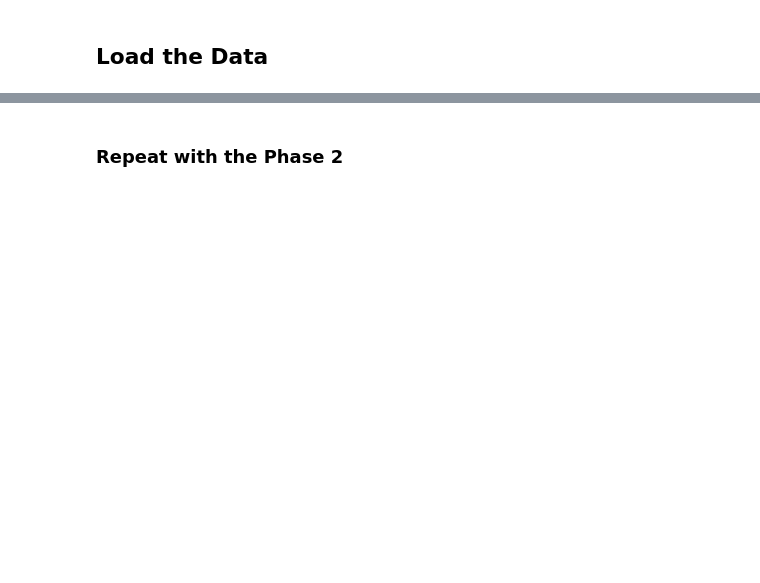
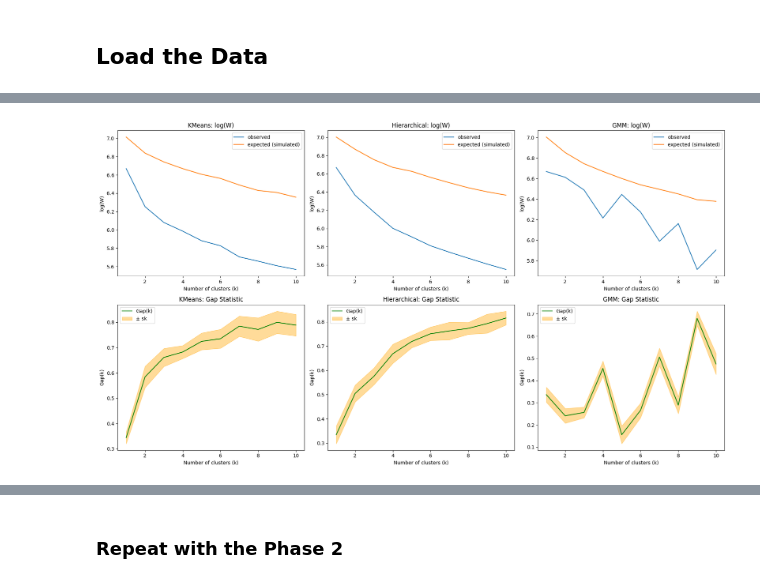
Before and after one commit to LuisMartindelCerro/CDA_case2, a Jupyter notebook: Python/emotions_cluster.ipynb, the cells around one changed output, grey strips where cells are left out. Drawn from its saved outputs; the diff is of its cells as text; code cells hidden in the pictures; blank space fills up the shorter version.

```diff
--- a/Python/emotions_cluster.ipynb
+++ b/Python/emotions_cluster.ipynb
@@ -156,0 +25,98 @@ plt.show()
+# %%
+# Datos
+df_emotions = np.asarray(df_emotions)
+minX = list(np.min(df_emotions, axis=0))
+maxX = list(np.max(df_emotions, axis=0))
+[N, p] = df_emotions.shape
+
+clustersNr = 10
+list_of_clusters = range(1, clustersNr + 1)
+Nsim = 20
+
+# Inicialización de resultados
+results = {
+    'KMeans': {'W': np.zeros(clustersNr), 'Wu': np.zeros((clustersNr, Nsim))},
+    'Hierarchical': {'W': np.zeros(clustersNr), 'Wu': np.zeros((clustersNr, Nsim))},
+    'GMM': {'W': np.zeros(clustersNr), 'Wu': np.zeros((clustersNr, Nsim))}
+}
+
+# Función para disimilitud intra-clase
+def compute_within_class_dissimilarity(X, labels, centers):
+    W = 0
+    for cluster in np.unique(labels):
+        Ik = np.where(labels == cluster)[0]
+        dk = np.sum((X[Ik] - centers[cluster])**2, axis=1)
+        W += np.sum(dk)
+    return W
+
+# Loop principal para los 3 métodos
+for method in results.keys():
+    for k in list_of_clusters:
+        # Clustering real
+        if method == 'KMeans':
+            model = KMeans(n_clusters=k).fit(df_emotions)
+            labels = model.labels_
+            centers = model.cluster_centers_
+        elif method == 'Hierarchical':
+            Z = linkage(df_emotions, method='ward', metric='euclidean')
+            labels = fcluster(Z, t=k, criterion='maxclust') - 1  # hacer 0-based
+            centers = np.array([df_emotions[labels == i].mean(axis=0) for i in range(k)])
+            # usar centroides como promedio de cada grupo
+            centers = np.array([df_emotions[labels == i].mean(axis=0) for i in range(k)])
+        elif method == 'GMM':
+            model = GaussianMixture(n_components=k, random_state=42).fit(df_emotions)
+            labels = model.predict(df_emotions)
+            centers = model.means_
+
+        results[method]['W'][k-1] = compute_within_class_dissimilarity(df_emotions, labels, centers)
+
+        # Simulaciones
+        for j in range(Nsim):
+            Xu = np.ones((N, 1)) * minX + np.random.rand(N, p) * (np.ones((N, 1)) * (np.array(maxX) - np.array(minX)))
+
+            if method == 'KMeans':
+                model_sim = KMeans(n_clusters=k).fit(Xu)
+                labels_u = model_sim.labels_
+                centers_u = model_sim.cluster_centers_
+            elif method == 'Hierarchical':
+                model_sim = AgglomerativeClustering(n_clusters=k).fit(Xu)
+                labels_u = model_sim.labels_
+                centers_u = np.array([Xu[labels_u == i].mean(axis=0) for i in range(k)])
+            elif method == 'GMM':
+                model_sim = GaussianMixture(n_components=k, random_state=42).fit(Xu)
+                labels_u = model_sim.predict(Xu)
+                centers_u = model_sim.means_
+
+            results[method]['Wu'][k-1, j] = compute_within_class_dissimilarity(Xu, labels_u, centers_u)
+
+# 📊 Graficar resultados
+x_range = np.array(range(clustersNr)) + 1
+fig, axs = plt.subplots(2, 3, figsize=(18, 10))
+
+for idx, method in enumerate(results.keys()):
+    W = results[method]['W']
+    Wu = results[method]['Wu']
+    Elog_Wu = np.mean(np.log(Wu), axis=1)
+    sk = np.std(np.log(Wu), axis=1) * np.sqrt(1 + 1 / Nsim)
+    Gk = Elog_Wu - np.log(W)
+
+    # Plot log(W)
+    axs[0, idx].plot(x_range, np.log(W), label='observed')
+    axs[0, idx].plot(x_range, Elog_Wu, label='expected (simulated)')
+    axs[0, idx].set_title(f'{method}: log(W)')
+    axs[0, idx].set_xlabel('Number of clusters (k)')
+    axs[0, idx].set_ylabel('log(W)')
+    axs[0, idx].legend()
+
+    # Plot Gap Statistic
+    axs[1, idx].plot(x_range, Gk, color='green', label='Gap(k)')
+    axs[1, idx].fill_between(x_range, Gk - sk, Gk + sk, color='orange', alpha=0.4, label='± sk')
+    axs[1, idx].set_title(f'{method}: Gap Statistic')
+    axs[1, idx].set_xlabel('Number of clusters (k)')
+    axs[1, idx].set_ylabel('Gap(k)')
+    axs[1, idx].legend()
+
+plt.tight_layout()
+plt.show()
+# %% [output]
+[figure, added]
```
Also changed, not shown: parts of 20 cells of this notebook.
